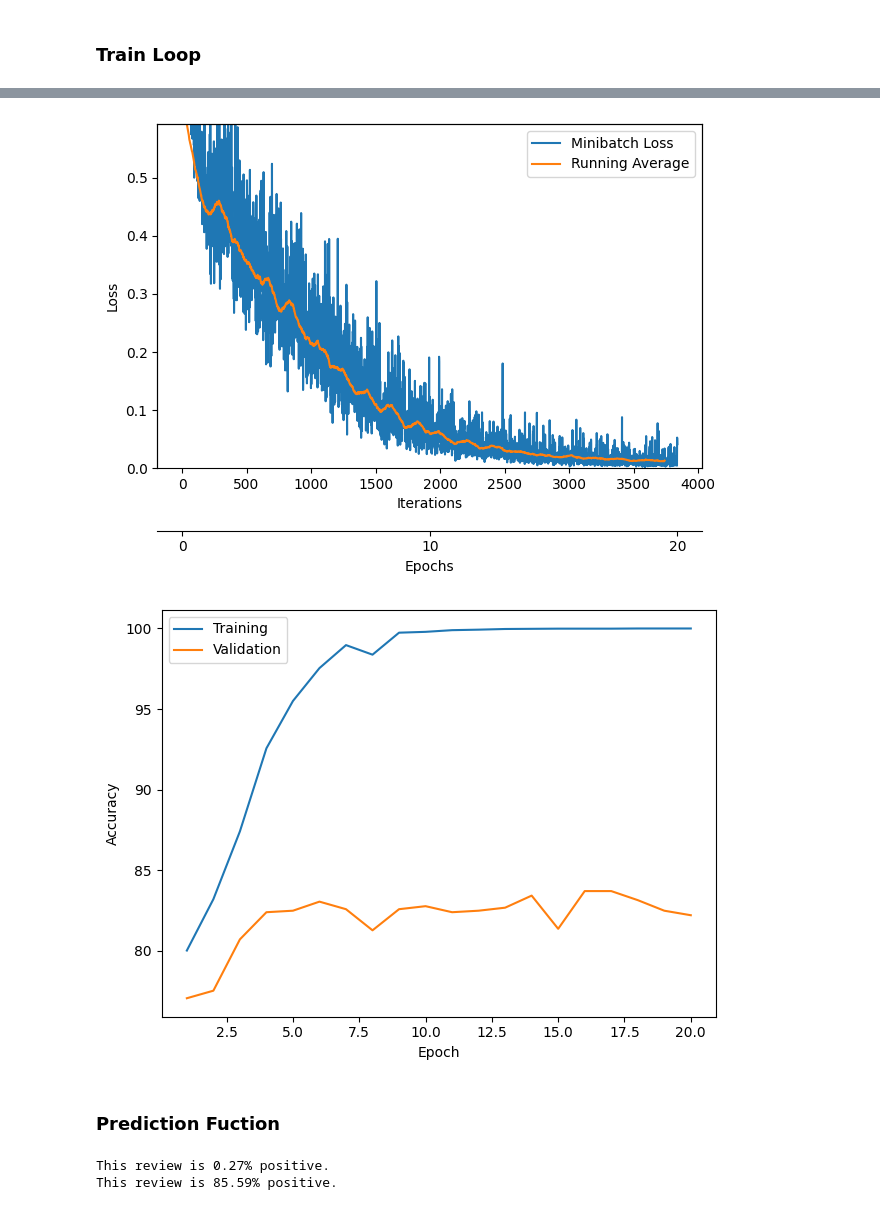
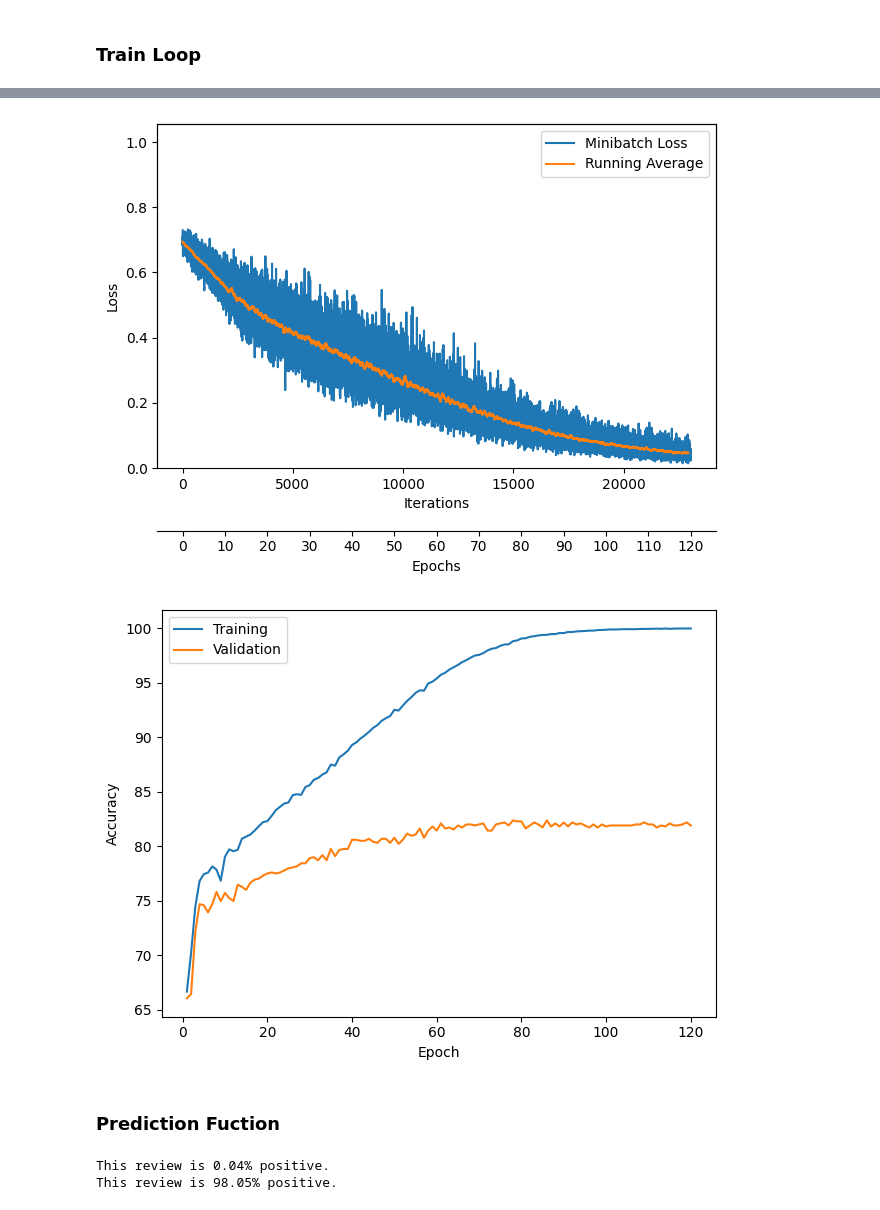
Before and after one commit to schladt/GIMC, a Jupyter notebook: classifier/cnn-example.ipynb, the cells around one changed output, grey strips where cells are left out. Drawn from its saved outputs; the diff is of its cells as text; code cells hidden in the pictures.

```diff
--- a/classifier/cnn-example.ipynb
+++ b/classifier/cnn-example.ipynb
@@ -37,3 +40,9 @@ from models.cnn_nlp import CNN_NLP
+# %%
+DATA_DIR = "data/"
+os.makedirs(DATA_DIR, exist_ok=True)
+CHECKPOINT_DIR = os.path.join(DATA_DIR, "model_data")
+os.makedirs(CHECKPOINT_DIR, exist_ok=True)
+CHECKPOINT_PREFIX = os.path.join(CHECKPOINT_DIR, "cnn_nlp")
 # %% [markdown]
 ### Download Data
 # %%
@@ -72,8 +75,8 @@ def load_text(path):
     return texts
 
 # Load files
-neg_text = load_text('Data/rt-polaritydata/rt-polarity.neg')
-pos_text = load_text('Data/rt-polaritydata/rt-polarity.pos')
+neg_text = load_text(f'{DATA_DIR}/rt-polaritydata/rt-polarity.neg')
+pos_text = load_text(f'{DATA_DIR}/rt-polaritydata/rt-polarity.pos')
 
 # Concatenate and label data
 texts = np.array(neg_text + pos_text)
@@ -215,7 +213,7 @@ print("Tokenizing...\n")
 tokenized_texts, word2idx, max_len = tokenize(texts)
 input_ids = encode(tokenized_texts, word2idx, max_len)
 # Load pretrained vectors
-embeddings = load_pretrained_vectors(word2idx, "fastText/crawl-300d-2M.vec")
+embeddings = load_pretrained_vectors(word2idx, os.path.join(DATA_DIR,"fastText/crawl-300d-2M.vec"))
 embeddings = torch.tensor(embeddings)
 # %% [output]
 Tokenizing...
@@ -269,8 +267,8 @@ def initilize_model(pretrained_embedding=None,
                     freeze_embedding=False,
                     vocab_size=None,
                     embed_dim=300,
-                    filter_sizes=[3, 4, 5],
-                    num_filters=[100, 100, 100],
+                    filter_sizes=[3, 4, 5, 6, 7],
+                    num_filters=[1000, 1000, 1000, 1000, 1000],
                     num_classes=2,
                     dropout=0.5,
                     learning_rate=0.01):
@@ -286,8 +284,8 @@ def initilize_model(pretrained_embedding=None,
                         embed_dim=embed_dim,
                         filter_sizes=filter_sizes,
                         num_filters=num_filters,
-                        num_classes=2,
-                        dropout=0.5)
+                        num_classes=num_classes,
+                        dropout=dropout)
 
     # Send model to `device` (GPU/CPU)
     cnn_model.to(device)
@@ -304,12 +302,12 @@ def initilize_model(pretrained_embedding=None,
 from utils.train import train_model
 from utils.plot import plot_accuracy, plot_training_loss
 
-LEARNING_RATE = 0.005
-NUM_EPOCHS = 20
+LEARNING_RATE = 0.01
+NUM_EPOCHS = 120
 model, optimizer = initilize_model(pretrained_embedding=embeddings,
                                             freeze_embedding=False,
-                                            learning_rate=0.25,
-                                            dropout=0.5)
+                                            learning_rate=LEARNING_RATE,
+                                            dropout=0.7)
 model = model.to(device)
 minibatch_loss_list, train_acc_list, valid_acc_list = train_model(
     model=model,
@@ -318,6 +316,7 @@ minibatch_loss_list, train_acc_list, valid_acc_list = train_model(
     valid_loader=val_dataloader,
     test_loader=None,
     optimizer=optimizer,
+    checkpoint_prefix=CHECKPOINT_PREFIX,
     device=torch.device("cuda"),
     logging_interval=100)
 
@@ -352,5 +350,5 @@ Total Training Time: 0.25 min
-[figure, old version]
+[figure, new version]
-[figure, old version]
+[figure, new version]
 # %% [markdown]
 ### Prediction Fuction
 # %%
@@ -377,5 +375,5 @@ def predict(text, model=model.to("cpu"), max_len=62):
 predict("This movie is terrible but I did laugh a few time.")
 predict("This movie is great but I was a bit confused in the second act. Great performances though. Overall, I enjoyed it, kinda.")
 # %% [output]
-This review is 0.27% positive.
-This review is 85.59% positive.
+This review is 0.04% positive.
+This review is 98.05% positive.
```
Also changed, not shown: parts of 6 cells of this notebook, 2 other files.
